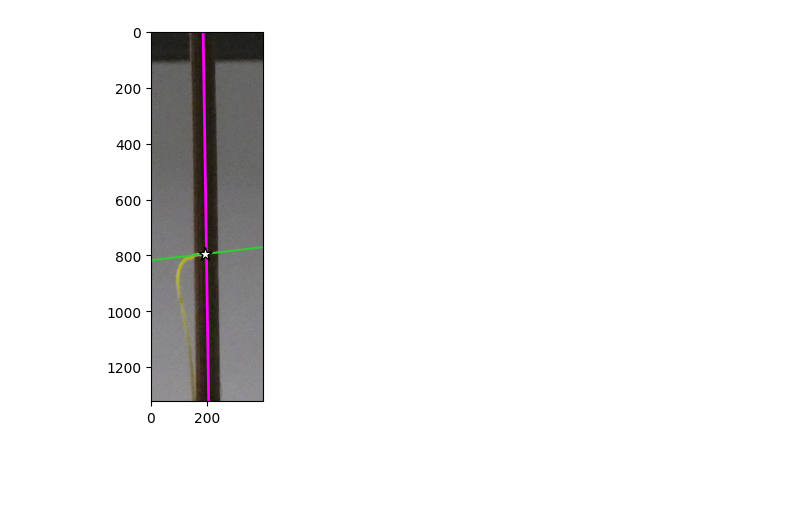
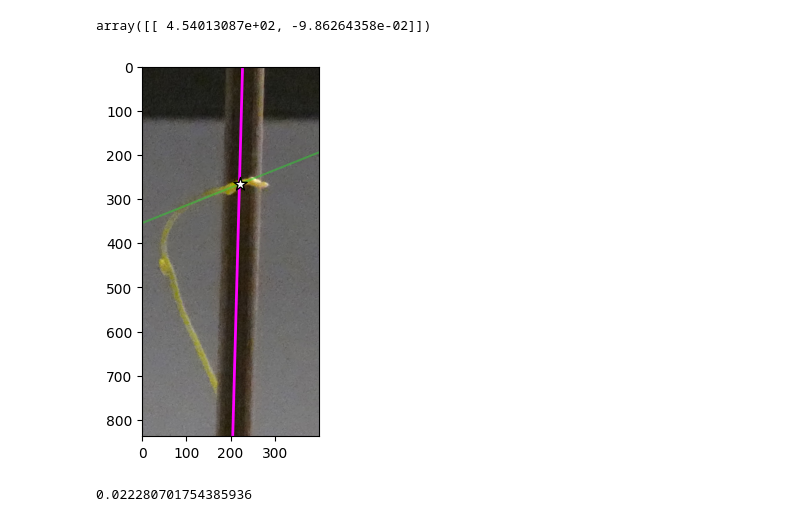
Before and after one commit to ejamezquita/cuscuta, a Jupyter notebook: jupyter/02_angle_tiff.ipynb, the cells around one changed output. Saved outputs shown, nothing was run; the diff lists cells and outputs as text; code cells hidden in the pictures; blank space fills up the shorter version.

```diff
--- a/jupyter/02_angle_tiff.ipynb
+++ b/jupyter/02_angle_tiff.ipynb
@@ -84,13 +105,7 @@ xx = np.arange(ceros[1]-ceros[0])
 # %%
-v0 = np.array([coef[1], 1])
-v = v0/np.linalg.norm(v0)
-n = np.array([-v[1], v[0]])
-p = np.array([ll[0],0])
-b = np.sum(p*n)
-
 cross = np.asarray(np.nonzero(img > 180))
-dist = np.abs(cross[1]*n[0] + cross[0]*n[1] - b)
+dist = np.abs(cross[1]*n[idx, 0] + cross[0]*n[idx, 1] - b[idx])
 print('Min dist: {:.2f}\nMax dist: {:.2f}'.format(np.min(dist),np.max(dist)))
 mask = dist < 10
-print(np.sum(mask), np.sum(mask) > 10)
+print(np.sum(mask), np.sum(mask) > 5)
 # %% [output]
@@ -150,5 +157,6 @@ where:   [0 3]
 # %%
 coms = np.asarray(ndimage.center_of_mass(skel, labels, where+1))
+coms = coms[(tape[idx] - (coms[:,0] + rawy[idx]))/tape[idx] > 0.1]
 print(len(coms))
 dmask = []
 dcom = []
@@ -175,7 +183,7 @@ for i in range(len(coms)):
     w = w0/np.linalg.norm(w0)
 
     coefs[i] = [coef0, coef1]
-    angle[i] = -np.sign(coef1)*np.arccos(np.abs(np.sum(w*n)))
+    angle[i] = -np.sign(coef1)*np.arccos(np.abs(np.sum(w*n[idx])))
 
 print(np.rad2deg(angle))
 # %% [output]
@@ -185,9 +193,10 @@ fig, ax = plt.subplots(1,3,figsize=(8,8), sharex=True, sharey=True)
 ax = np.atleast_1d(ax).ravel()
 
 ax[0].imshow(img, cmap='inferno', vmin=0, zorder = 2, origin='lower');
+#ax[-1].imshow(img*contour, cmap='inferno', vmin=0, zorder = 2, origin='lower');
 
 ax[1].imshow(img > 160, vmin=0, cmap='magma')
-ax[1].scatter(cross[1, mask], cross[0, mask], c='w', marker='^', zorder=4)
+ax[1].scatter(cross[1, mask], cross[0, mask], c='w', marker='^', zorder=4, alpha=0.25)
 
 ax[2].imshow(skel, cmap='inferno')
 for i in range(len(coms)):
@@ -198,11 +207,11 @@ for i in range(len(coms)):
 
 for j in [0,2]:
     for i in range(len(coms)):
-        ax[j].axline(xy1 = (coms[i,1], coms[i,0]), slope = coefs[i,1], c='limegreen')
+        ax[j].axline(xy1 = (coms[i,1], coms[i,0]), slope = coefs[i,1], c='limegreen', alpha=0.5)
         ax[j].axhline(coms[i,0], c='w')
 
 for i in range(len(ax)):
-    ax[i].plot(ll,xx, color='magenta', lw=1, zorder=3);
+    ax[i].plot(ll[idx],xx[idx], color='magenta', lw=1, zorder=3);
 
 fig.tight_layout()
 # %% [output]
@@ -217,19 +226,20 @@ array([5.90017061])
 # %%
 rawname = '{}{} Inc Rep {}/{} Inc Rep {} ({}).JPG'.format(rsrc, time, rep, time, rep, nums[anums[idx]])
 raw = cv2.imread(rawname)
+# %%
+coefs
+# %% [output]
+array([[ 4.54013087e+02, -9.86264358e-02]])
 # %%
-stick = np.s_[buffx:tape+buffx, peak-buffy:peak+buffy]
+plt.imshow(raw[stick[idx]][:,:,::-1])
+plt.plot(lines[idx, stick[idx][0]] - peak[idx] + buffy[idx], xvals[stick[idx][0]] - buffx[idx], c='magenta', lw=2)
 
-plt.imshow(raw[stick][:,:,::-1])
-plt.plot(lines[stick[0]] - peak + buffy, xvals[stick[0]] - buffx, c='magenta', lw=2)
-
-plt.scatter(coms[:,1] + rawx , coms[:,0] + rawy, c='w', s=100, marker='*', zorder=11, edgecolor='k')
+plt.scatter(coms[:,1] + rawx[idx] , coms[:,0] + rawy[idx], c='w', s=100, marker='*', zorder=11, edgecolor='k')
 for i in range(len(coms)):
-    plt.axline(xy1 = (coms[i,1]+rawx, coms[i,0]+rawy), slope = coefs[i,1], c='limegreen')
+    plt.axline(xy1 = (coms[i,1]+rawx[idx], coms[i,0]+rawy[idx]), slope = coefs[i,1], c='limegreen', alpha=0.5)
 # %% [output]
-[figure, old version]
+[figure, new version]
 # %%
-#skel = np.zeros(img.shape, dtype=float)
-#skel[cross[0], cross[1]] = np.max(dist) + 1 - dist
-#pers = sorted(UF.persistence(skel),reverse=True)
-#pers
+(tape[idx] - (coms[i,0] + rawy[idx]))/tape[idx]
+# %% [output]
+0.022280701754385936
```
Also changed, not shown: parts of 12 cells of this notebook, 2 other files.
